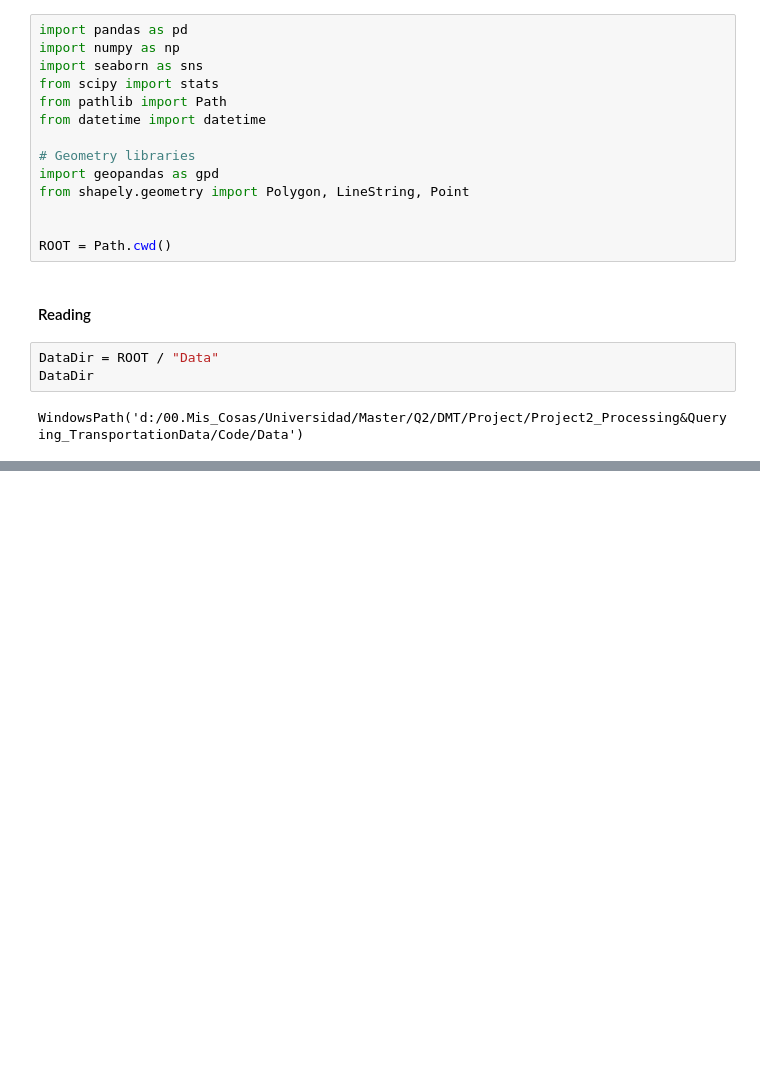
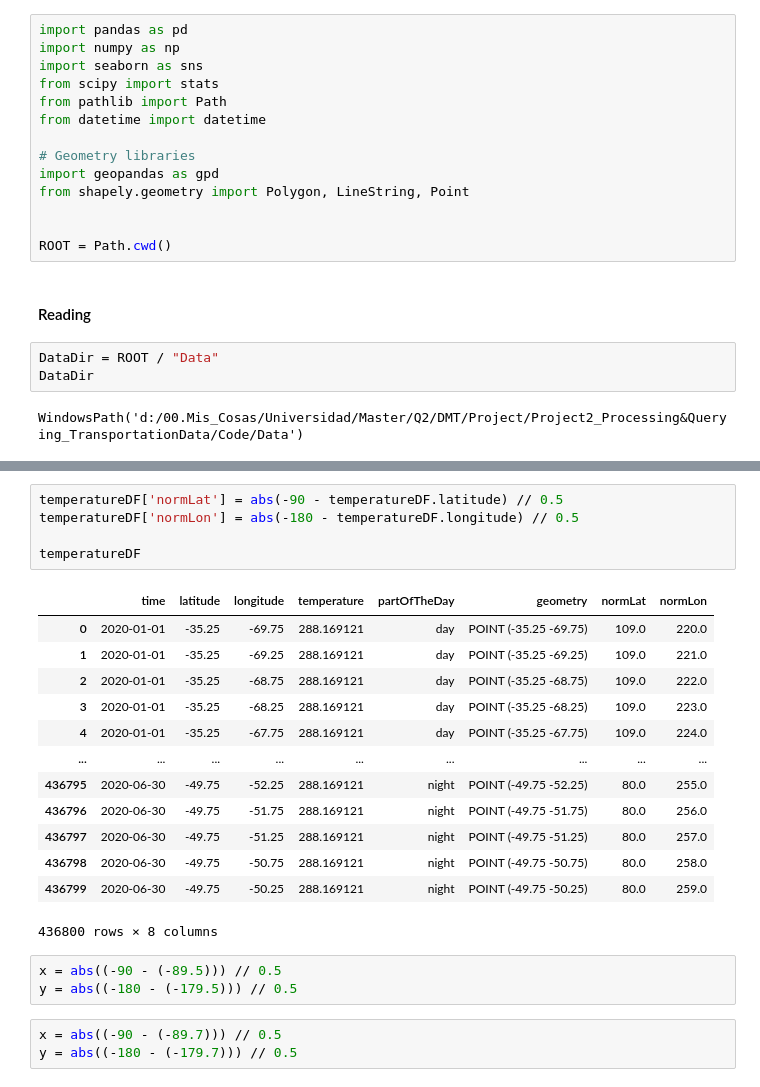
Before and after one commit to Nhok95/DMT_LAB2, a Jupyter notebook: dataNormalizationUnification.ipynb, the cells around one changed output, grey strips where cells are left out. Cells and saved outputs as stored; diff of their text form; blank space fills up the shorter version.

```diff
--- a/dataNormalizationUnification.ipynb
+++ b/dataNormalizationUnification.ipynb
@@ -145,0 +205,25 @@ mySquare.bounds
+# %%
+temperatureDF['normLat'] = abs(-90 - temperatureDF.latitude) // 0.5
+temperatureDF['normLon'] = abs(-180 - temperatureDF.longitude) // 0.5
+
+temperatureDF
+# %% [output]
+|  | time | latitude | longitude | temperature | partOfTheDay | geometry | normLat | normLon |
+| 0 | 2020-01-01 | -35.25 | -69.75 | 288.169121 | day | POINT (-35.25 -69.75) | 109.0 | 220.0 |
+| 1 | 2020-01-01 | -35.25 | -69.25 | 288.169121 | day | POINT (-35.25 -69.25) | 109.0 | 221.0 |
+| 2 | 2020-01-01 | -35.25 | -68.75 | 288.169121 | day | POINT (-35.25 -68.75) | 109.0 | 222.0 |
+| 3 | 2020-01-01 | -35.25 | -68.25 | 288.169121 | day | POINT (-35.25 -68.25) | 109.0 | 223.0 |
+| 4 | 2020-01-01 | -35.25 | -67.75 | 288.169121 | day | POINT (-35.25 -67.75) | 109.0 | 224.0 |
+| ... | ... | ... | ... | ... | ... | ... | ... | ... |
+| 436795 | 2020-06-30 | -49.75 | -52.25 | 288.169121 | night | POINT (-49.75 -52.25) | 80.0 | 255.0 |
+| 436796 | 2020-06-30 | -49.75 | -51.75 | 288.169121 | night | POINT (-49.75 -51.75) | 80.0 | 256.0 |
+| 436797 | 2020-06-30 | -49.75 | -51.25 | 288.169121 | night | POINT (-49.75 -51.25) | 80.0 | 257.0 |
+| 436798 | 2020-06-30 | -49.75 | -50.75 | 288.169121 | night | POINT (-49.75 -50.75) | 80.0 | 258.0 |
+| 436799 | 2020-06-30 | -49.75 | -50.25 | 288.169121 | night | POINT (-49.75 -50.25) | 80.0 | 259.0 |
+436800 rows × 8 columns
+# %%
+x = abs((-90 - (-89.5))) // 0.5
+y = abs((-180 - (-179.5))) // 0.5
+# %%
+x = abs((-90 - (-89.7))) // 0.5
+y = abs((-180 - (-179.7))) // 0.5
```
Also changed, not shown: parts of 26 cells of this notebook, 31 other files.
